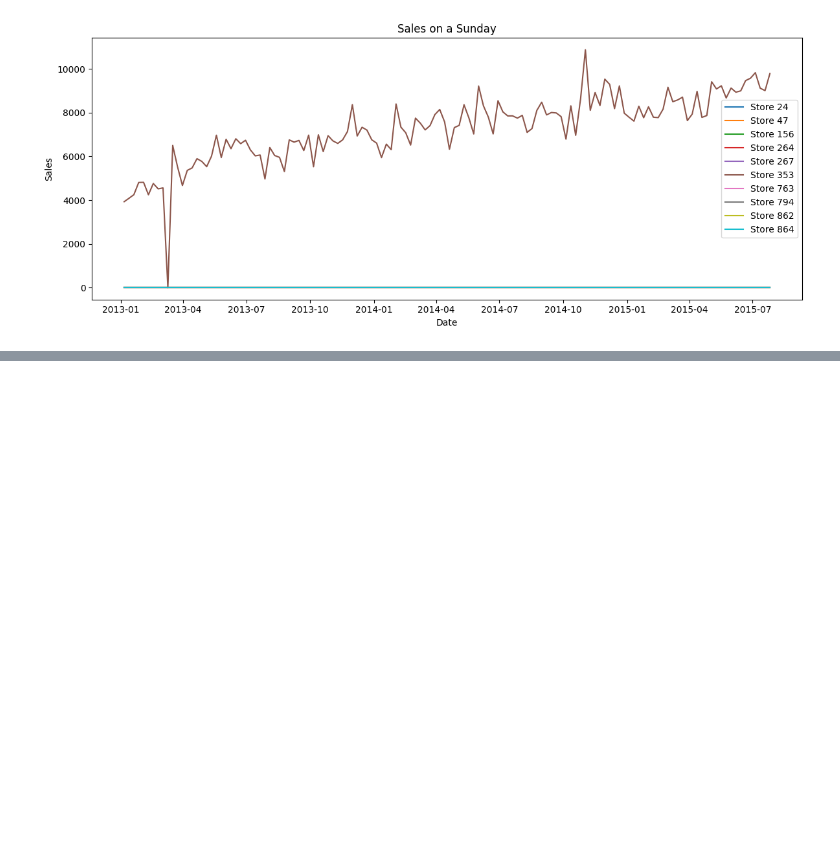
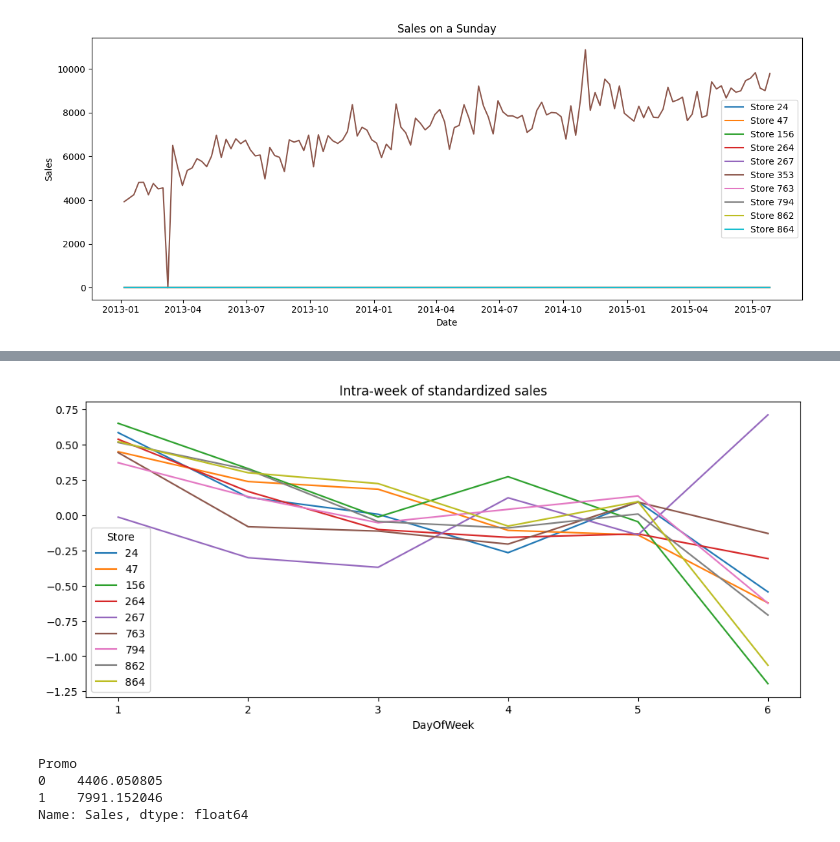
Before and after one commit to SARANGIVenkateshwarlu/Time-Series-Projects, a Jupyter notebook: Time_Series_Analysis/Lab_complete_EDA.ipynb, the cells around one changed output, grey strips where cells are left out. Saved outputs shown, nothing was run; the diff lists cells and outputs as text; code cells hidden in the pictures; blank space fills up the shorter version.

```diff
--- a/Time_Series_Analysis/Lab_1.ipynb
+++ b/Time_Series_Analysis/Lab_complete_EDA.ipynb
@@ -235,0 +238,4 @@ plt.show()
+# %%
+# Task 1: Remove observations for DayOfWeek = 7 and for Store 353, and create a cleaned DataFrame df_clean.
+df_clean = df_10[(df_10['DayOfWeek'] != 7) & (df_10['Store'] != 353)].copy()
+df_clean.head()
@@ -235,0 +250,4 @@ plt.show()
+# %%
+# Task 2: Re-standardize the 'Sales' column within each store in df_clean.
+df_clean['Sales_standardized'] = df_clean.groupby('Store')['Sales'].transform(standardize)
+df_clean.head(2)
@@ -235,0 +259,4 @@ plt.show()
+# %%
+# Task 3: Compute the mean of standardized sales per weekday and per store in df_clean.
+intra_week = df_clean.groupby(['DayOfWeek', 'Store'])['Sales_standardized'].mean()
+intra_week.info()
@@ -235,0 +272,6 @@ plt.show()
+# %%
+# Task 4: Visualize the intra-week seasonality using the standardized sales.
+intra_week.unstack().plot(figsize = (12 , 5),title = "Intra-week of standardized sales")
+plt.show()
+# %% [output]
+[figure, added]
@@ -235,0 +280,8 @@ plt.show()
+# %%
+# Task 1: Compare average sales on promotion days versus non-promotion days.
+df.groupby('Promo')['Sales'].mean()
+# %% [output]
+Promo
+0    4406.050805
+1    7991.152046
+Name: Sales, dtype: float64
```
Also changed, not shown: parts of 9 cells of this notebook.
